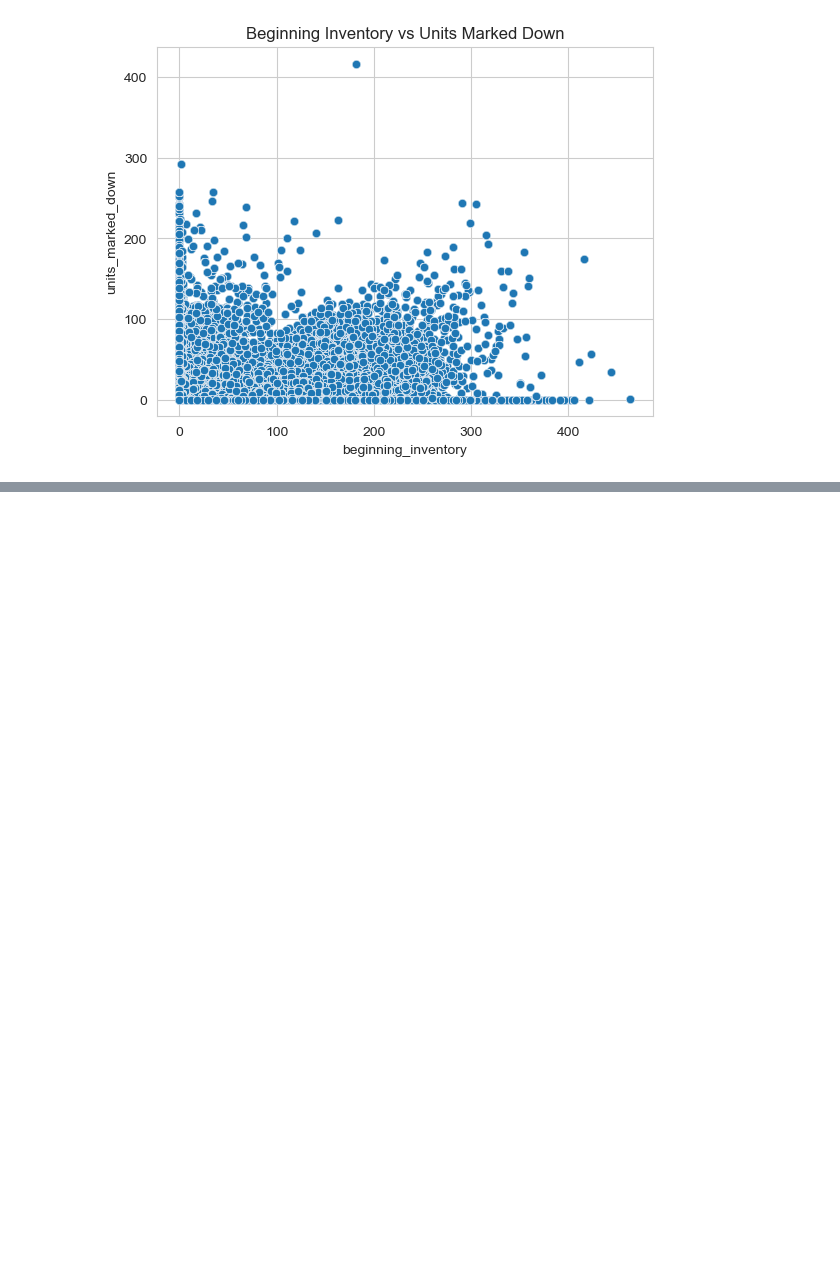
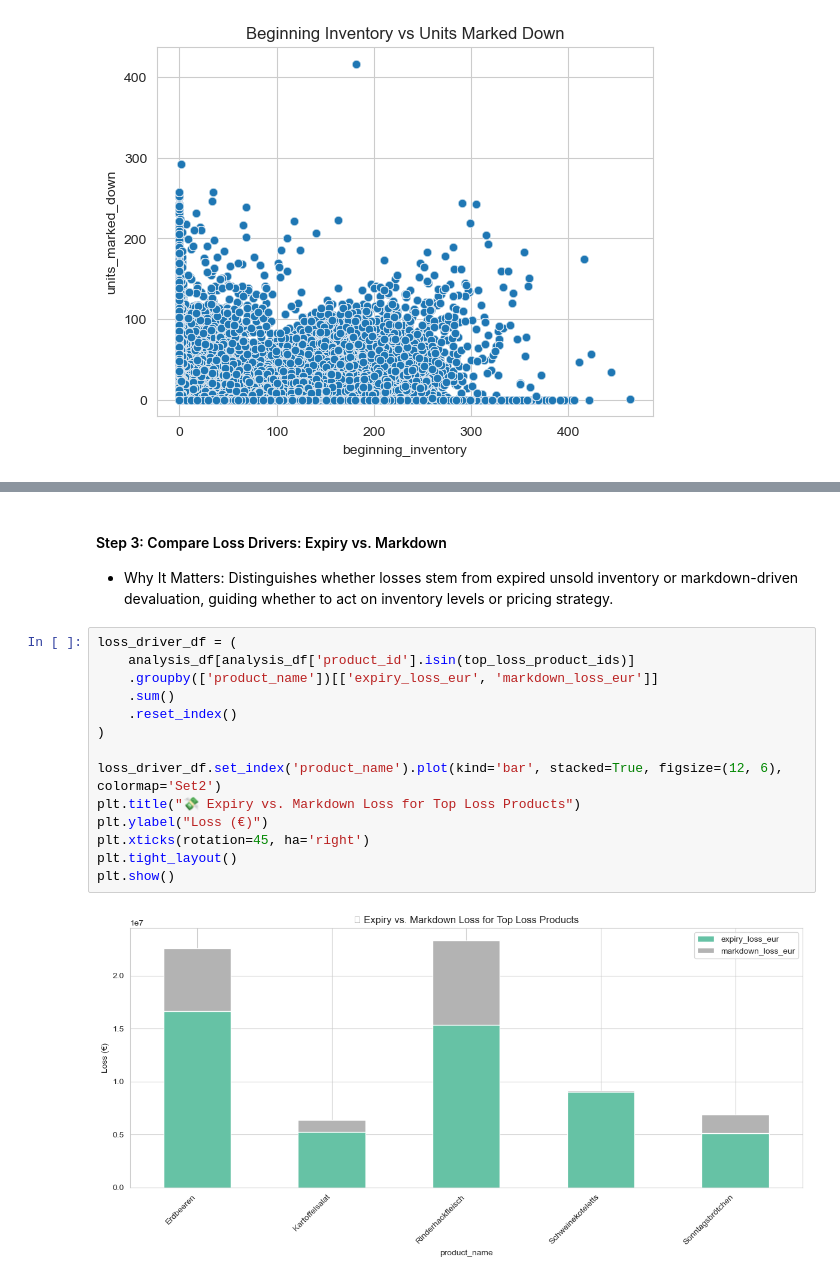
Before and after one commit to Godwin-Oti/Expiry-Loss-Minimization-Project, a Jupyter notebook: FrischMarkt Expiry Loss Analysis Notebook.ipynb, the cells around one changed output, grey strips where cells are left out. Saved outputs shown, nothing was run; the diff lists cells and outputs as text; blank space fills up the shorter version.

```diff
--- a/FrischMarkt Expiry Loss Analysis Notebook.ipynb
+++ b/FrischMarkt Expiry Loss Analysis Notebook.ipynb
@@ -286,0 +347,21 @@ plt.show()
+# %% [markdown]
+#### Step 3: Compare Loss Drivers: Expiry vs. Markdown
+
+* Why It Matters:
+Distinguishes whether losses stem from expired unsold inventory or markdown-driven devaluation, guiding whether to act on inventory levels or pricing strategy.
+# %%
+loss_driver_df = (
+    analysis_df[analysis_df['product_id'].isin(top_loss_product_ids)]
+    .groupby(['product_name'])[['expiry_loss_eur', 'markdown_loss_eur']]
+    .sum()
+    .reset_index()
+)
+
+loss_driver_df.set_index('product_name').plot(kind='bar', stacked=True, figsize=(12, 6), colormap='Set2')
+plt.title("💸 Expiry vs. Markdown Loss for Top Loss Products")
+plt.ylabel("Loss (€)")
+plt.xticks(rotation=45, ha='right')
+plt.tight_layout()
+plt.show()
+# %% [output]
+[figure, added]
```
Also changed, not shown: parts of 7 cells of this notebook, 1 other file.
